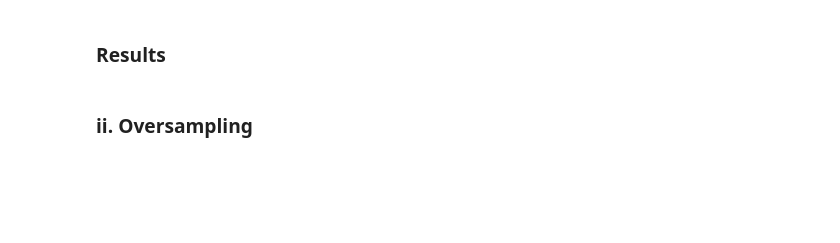
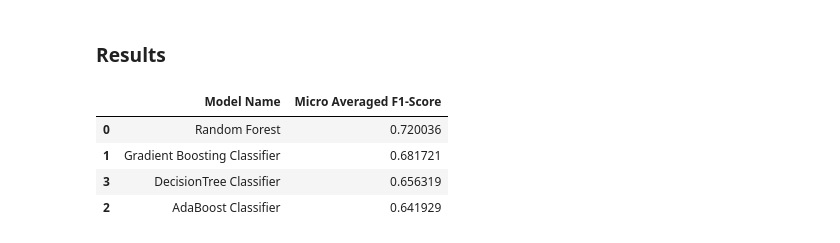
Before and after one commit to Bhandari008/house_damage_prediction, a Jupyter notebook: notebook/MODEL_TRAINING.ipynb, the cells around one changed output. Saved outputs shown, nothing was run; the diff lists cells and outputs as text; code cells hidden in the pictures; blank space fills up the shorter version.

```diff
--- a/notebook/MODEL_TRAINING.ipynb
+++ b/notebook/MODEL_TRAINING.ipynb
@@ -121,5 +213,10 @@ for i in range(len(list(models))):
 ### Results
 # %%
 results_without_sampling=pd.DataFrame(list(zip(model_list, f1_micro)), columns=['Model Name', 'Micro Averaged F1-Score']).sort_values(by=["Micro Averaged F1-Score"],ascending=False)
+results_without_sampling
+# %% [output]
+|  | Model Name | Micro Averaged F1-Score |
+| 0 | Random Forest | 0.720036 |
+| 1 | Gradient Boosting Classifier | 0.681721 |
+| 3 | DecisionTree Classifier | 0.656319 |
+| 2 | AdaBoost Classifier | 0.641929 |
-# %% [markdown]
-### ii. Oversampling
```
Also changed, not shown: parts of 14 cells of this notebook.
